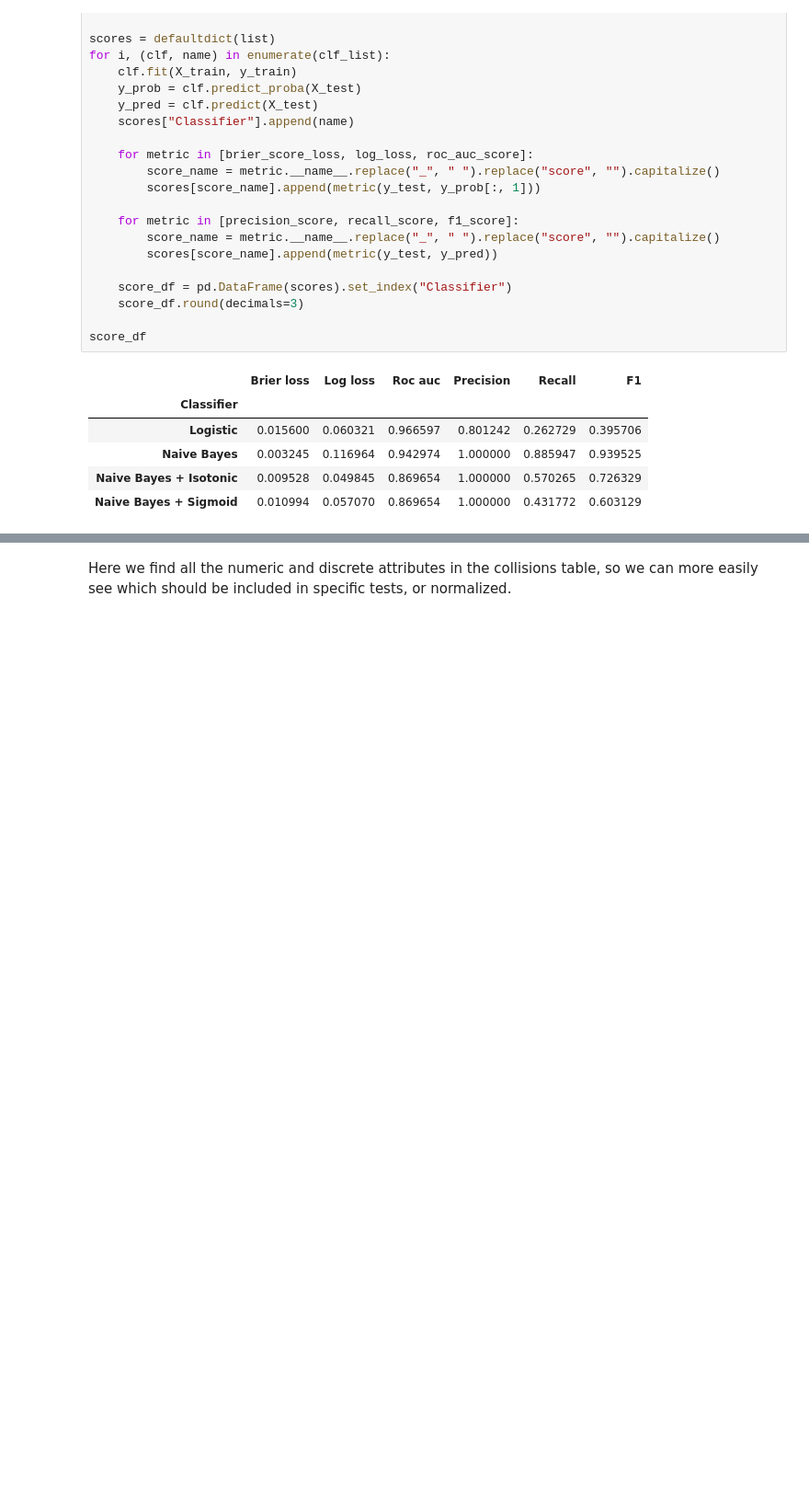
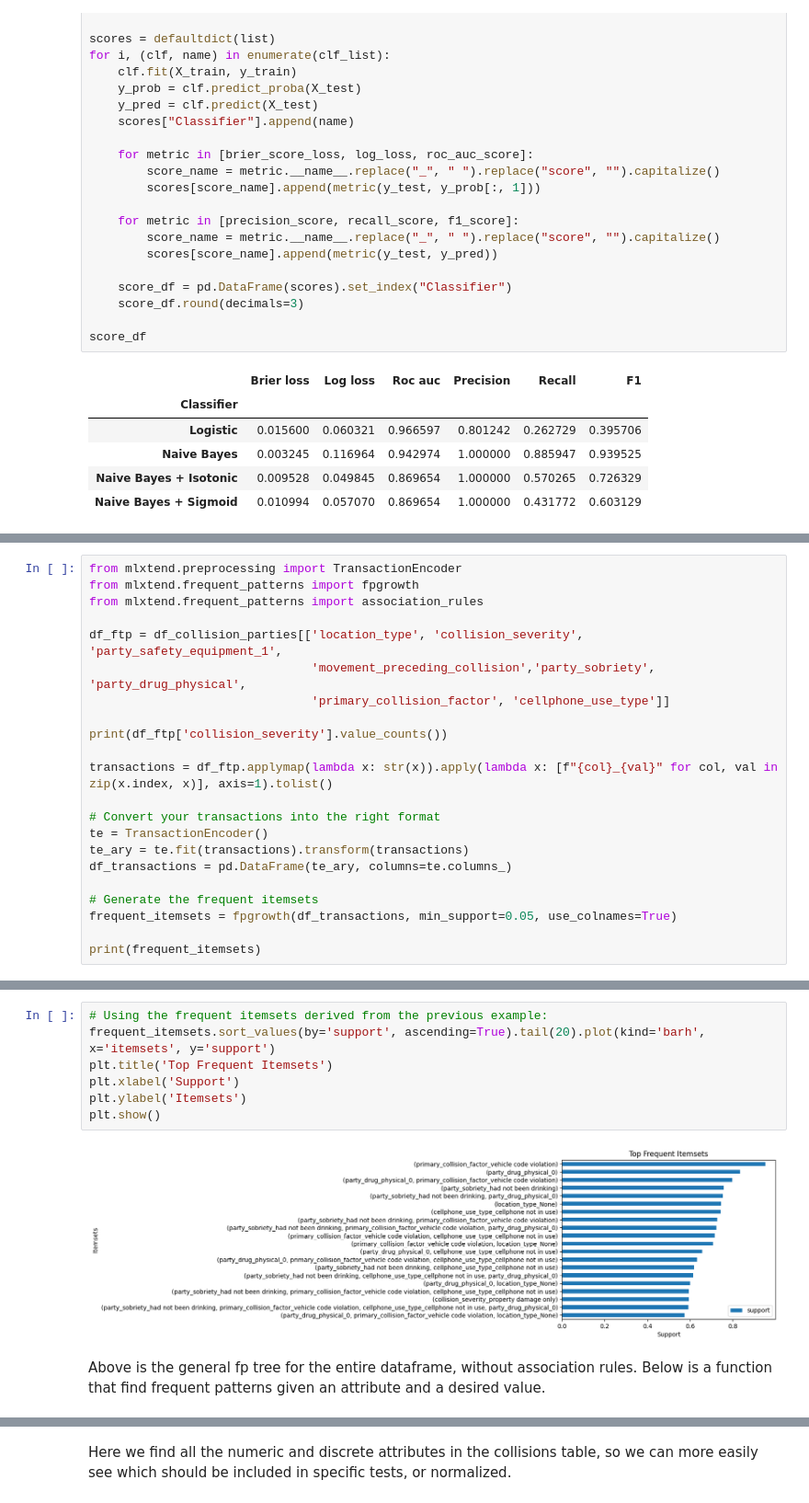
Before and after one commit to Micah614/Mining_SWITRS_for_AI_Safety_Benefits, a Jupyter notebook: SWITRS_Python_Notebook.ipynb, the cells around one changed output, grey strips where cells are left out. Shown at 92% size. Saved outputs shown, nothing was run; the diff lists cells and outputs as text; blank space fills up the shorter version.

Commit message:
Added FP tree and association rule functionality for df_collision_parties

```diff
--- a/SWITRS_Python_Notebook.ipynb
+++ b/SWITRS_Python_Notebook.ipynb
@@ -1168,0 +1174,22 @@ score_df
+# %%
+from mlxtend.preprocessing import TransactionEncoder
+from mlxtend.frequent_patterns import fpgrowth
+from mlxtend.frequent_patterns import association_rules
+
+df_ftp = df_collision_parties[['location_type', 'collision_severity', 'party_safety_equipment_1',
+                               'movement_preceding_collision','party_sobriety', 'party_drug_physical',
+                               'primary_collision_factor', 'cellphone_use_type']]
+
+print(df_ftp['collision_severity'].value_counts())
+
+transactions = df_ftp.applymap(lambda x: str(x)).apply(lambda x: [f"{col}_{val}" for col, val in zip(x.index, x)], axis=1).tolist()
+
+# Convert your transactions into the right format
+te = TransactionEncoder()
+te_ary = te.fit(transactions).transform(transactions)
+df_transactions = pd.DataFrame(te_ary, columns=te.columns_)
+
+# Generate the frequent itemsets
+frequent_itemsets = fpgrowth(df_transactions, min_support=0.05, use_colnames=True)
+
+print(frequent_itemsets)
@@ -1168,0 +1214,11 @@ score_df
+# %%
+# Using the frequent itemsets derived from the previous example:
+frequent_itemsets.sort_values(by='support', ascending=True).tail(20).plot(kind='barh', x='itemsets', y='support')
+plt.title('Top Frequent Itemsets')
+plt.xlabel('Support')
+plt.ylabel('Itemsets')
+plt.show()
+# %% [output]
+[figure, added]
+# %% [markdown]
+Above is the general fp tree for the entire dataframe, without association rules. Below is a function that find frequent patterns given an attribute and a desired value.
```
Also changed, not shown: parts of 20 cells of this notebook.
